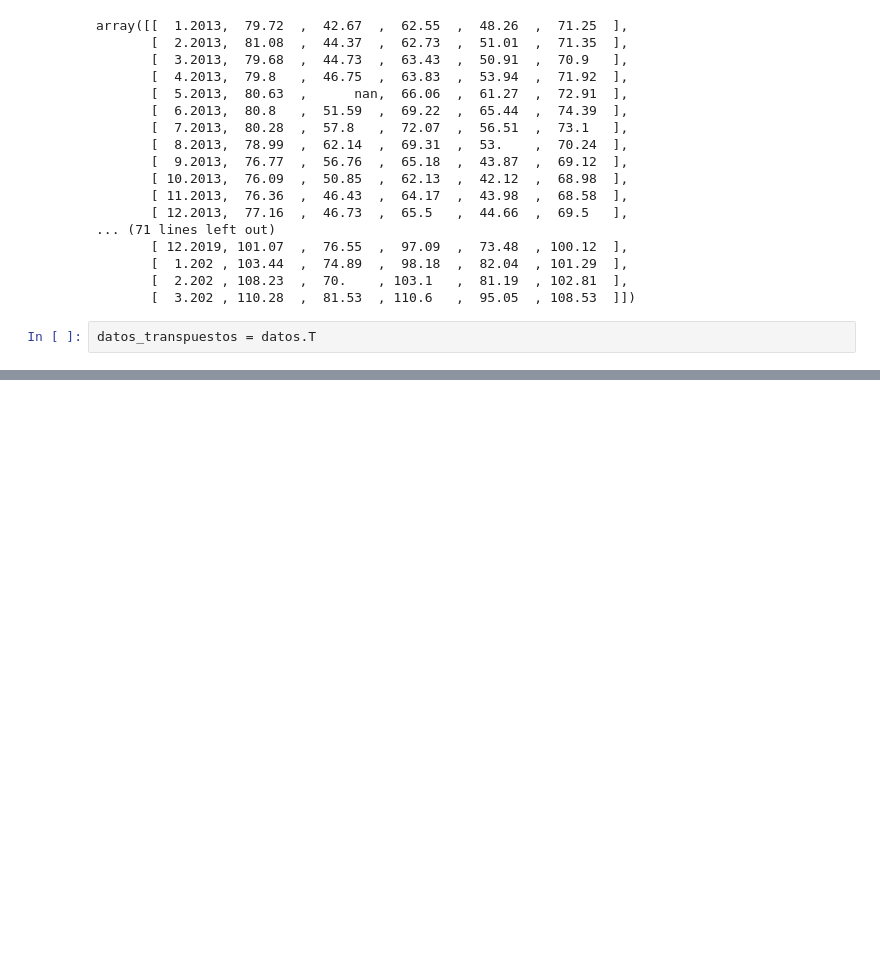
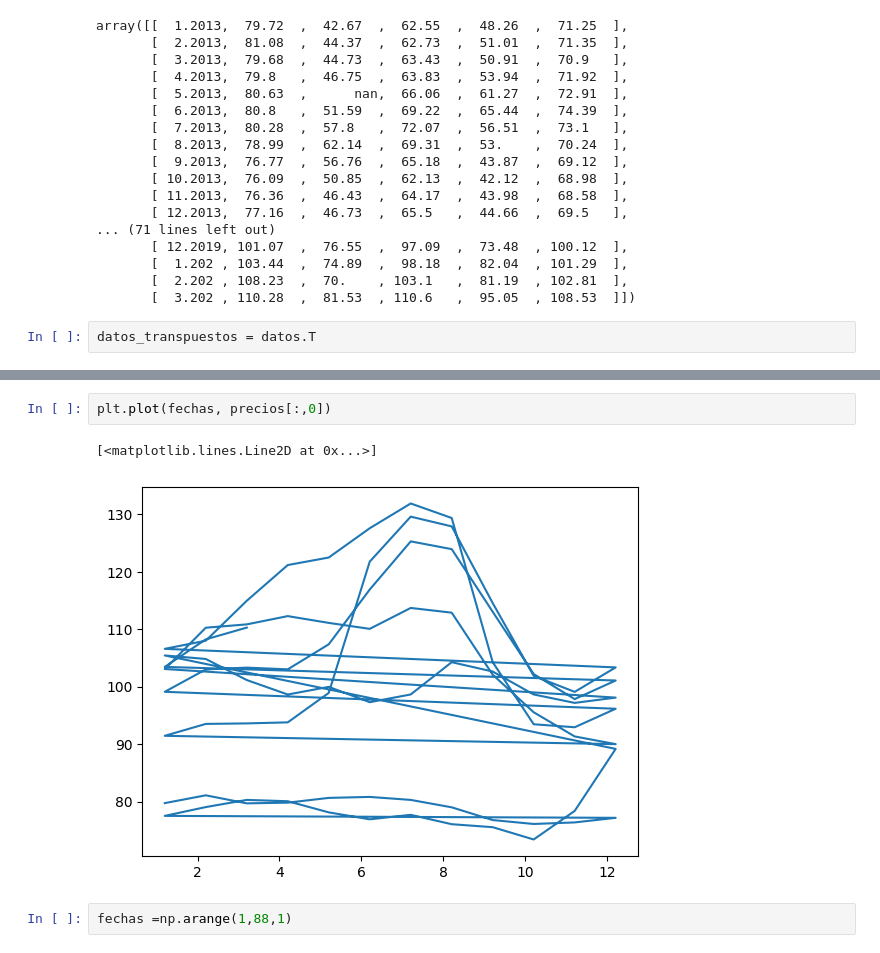
Before and after one commit to yuri19762008/001_ORACLE, a Jupyter notebook: 004_NUNPY/Numpy.ipynb, the cells around one changed output, grey strips where cells are left out. Saved outputs shown, nothing was run; the diff lists cells and outputs as text; blank space fills up the shorter version.

```diff
--- a/004_NUNPY/Numpy.ipynb
+++ b/004_NUNPY/Numpy.ipynb
@@ -92,0 +163,7 @@ datos_transpuestos = datos.T
+# %%
+plt.plot(fechas, precios[:,0])
+# %% [output]
+[<matplotlib.lines.Line2D at 0x...>]
+[figure, added]
+# %%
+fechas =np.arange(1,88,1)
```
Also changed, not shown: parts of 7 cells of this notebook.
